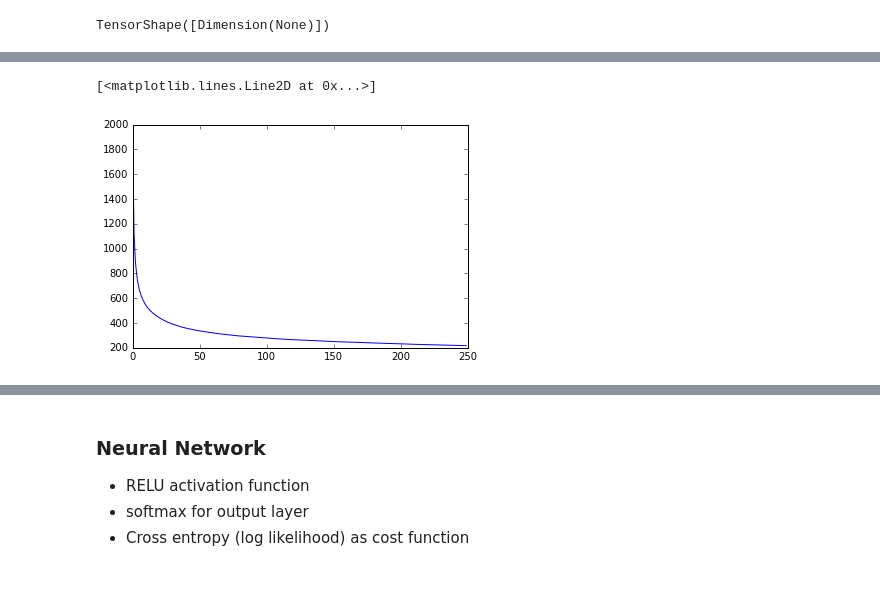
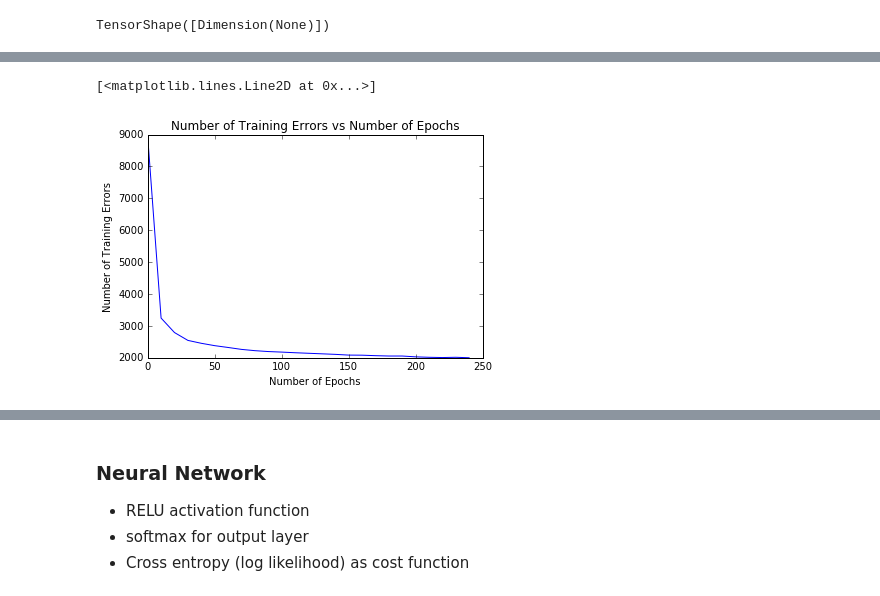
Before and after one commit to bkotzz/ece521, a Jupyter notebook: a2.ipynb, the cells around one changed output, grey strips where cells are left out. Cells and saved outputs as stored; diff of their text form; code cells hidden in the pictures.

```diff
--- a/a2.ipynb
+++ b/a2.ipynb
@@ -116,4 +113,0 @@ test_y = labels_one_hot[training_size + validation_size:]
-# %%
-from sklearn.linear_model import LogisticRegression
-lr = LogisticRegression(multi_class='multinomial', solver='lbfgs')
-lr.fit(train_x, labels[:training_size].ravel())
@@ -178,6 +159,7 @@ sess.run(init)
 # %%
 num_epochs = 250
 mini_batch_size = 100
+epochs_per_evaluation = 10
 # %%
 train_accuracy = []
 train_cost = []
@@ -189,14 +171,17 @@ for epoch in range(num_epochs):
         batch_x = train_x[i * mini_batch_size: (i + 1) * mini_batch_size]
         batch_y = train_y[i * mini_batch_size: (i + 1) * mini_batch_size]
 
-        cost_mb, _ = sess.run([cost, train_op], feed_dict={X: batch_x, Targets: batch_y})
+        _ = sess.run([train_op], feed_dict={X: batch_x, Targets: batch_y})
 
-    # Evaluate per epoch
-    cost_train, accuracy_train = sess.run([cost, accuracy], feed_dict={X: train_x, Targets: train_y})
-    cost_valid, accuracy_valid = sess.run([cost, accuracy], feed_dict={X: valid_x, Targets: valid_y})
+    # Evaluate every 10 epochs
+    if 0 == (epoch % epochs_per_evaluation):
+        cost_train, accuracy_train = sess.run([cost, accuracy], feed_dict={X: train_x, Targets: train_y})
+        cost_valid, accuracy_valid = sess.run([cost, accuracy], feed_dict={X: valid_x, Targets: valid_y})
 
-    train_cost.append(cost_train)
-    train_accuracy.append(accuracy_train)
+        train_cost.append(cost_train)
+        train_accuracy.append(accuracy_train)
 
-    valid_cost.append(cost_valid)
-    valid_accuracy.append(accuracy_valid)
+        valid_cost.append(cost_valid)
+        valid_accuracy.append(accuracy_valid)
+# %%
+train_num_errors = np.around((1 - np.array(train_accuracy)) * training_size)
@@ -226,5 +194,8 @@ plt.plot(np.arange(num_epochs), valid_accuracy)
-# %%
-plt.plot(np.arange(num_epochs), valid_cost)
-# %% [output]
-[<matplotlib.lines.Line2D at 0x...>]
-[figure, removed]
+# %%
+plt.title("Number of Training Errors vs Number of Epochs")
+plt.xlabel("Number of Epochs")
+plt.ylabel("Number of Training Errors")
+plt.plot(np.arange(len(train_num_errors)) * epochs_per_evaluation, train_num_errors)
+# %% [output]
+[<matplotlib.lines.Line2D at 0x...>]
+[figure, added]
```
Also changed, not shown: parts of 19 cells of this notebook.
